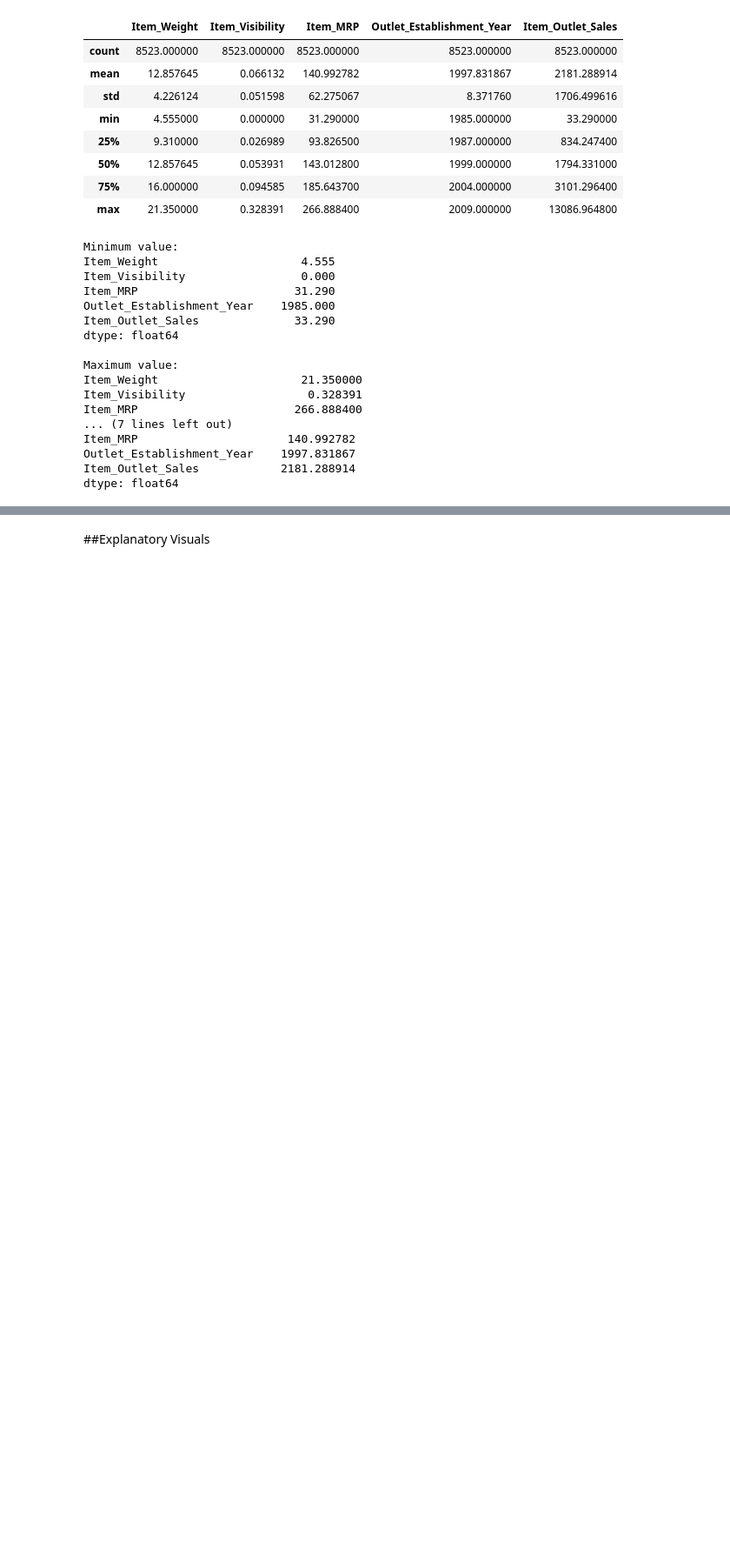
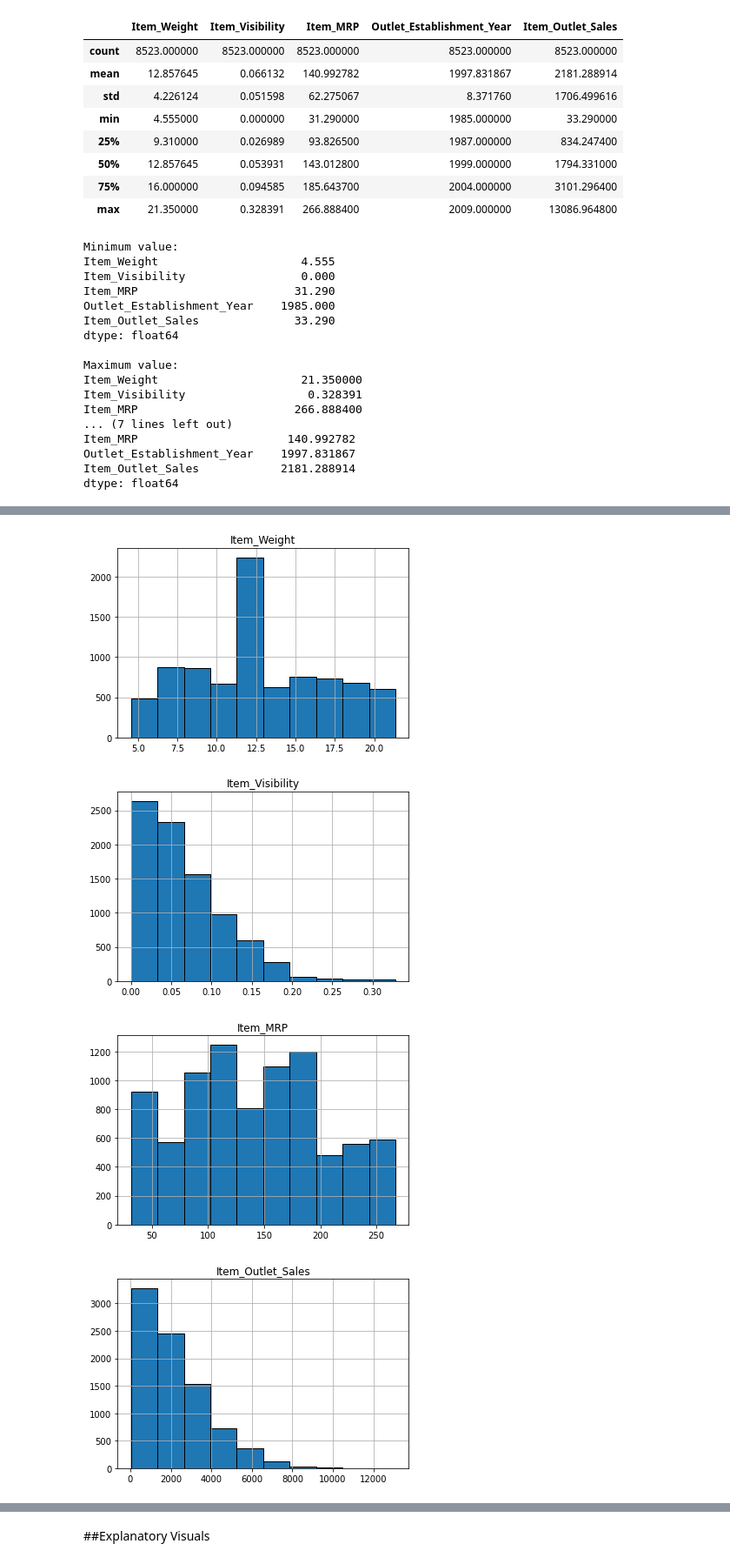
Before and after one commit to JLMuehlbauer/food-sales-prediction, a Jupyter notebook: Project_1_food_sales_predictions.ipynb, the cells around one changed output, grey strips where cells are left out. Shown at 87% size. Saved outputs shown, nothing was run; the diff lists cells and outputs as text; code cells hidden in the pictures; blank space fills up the shorter version.

```diff
--- a/Project_1_food_sales_predictions.ipynb
+++ b/Project_1_food_sales_predictions.ipynb
@@ -293,0 +339,10 @@ dtype: float64
+# %%
+for key in ['Item_Weight', 'Item_Visibility', 'Item_MRP', 'Item_Outlet_Sales']:
+  plt.figure();
+  df[key].hist(edgecolor = 'black');
+  plt.title(key);
+# %% [output]
+[figure, added]
+[figure, added]
+[figure, added]
+[figure, added]
```
Also changed, not shown: parts of 24 cells of this notebook.
